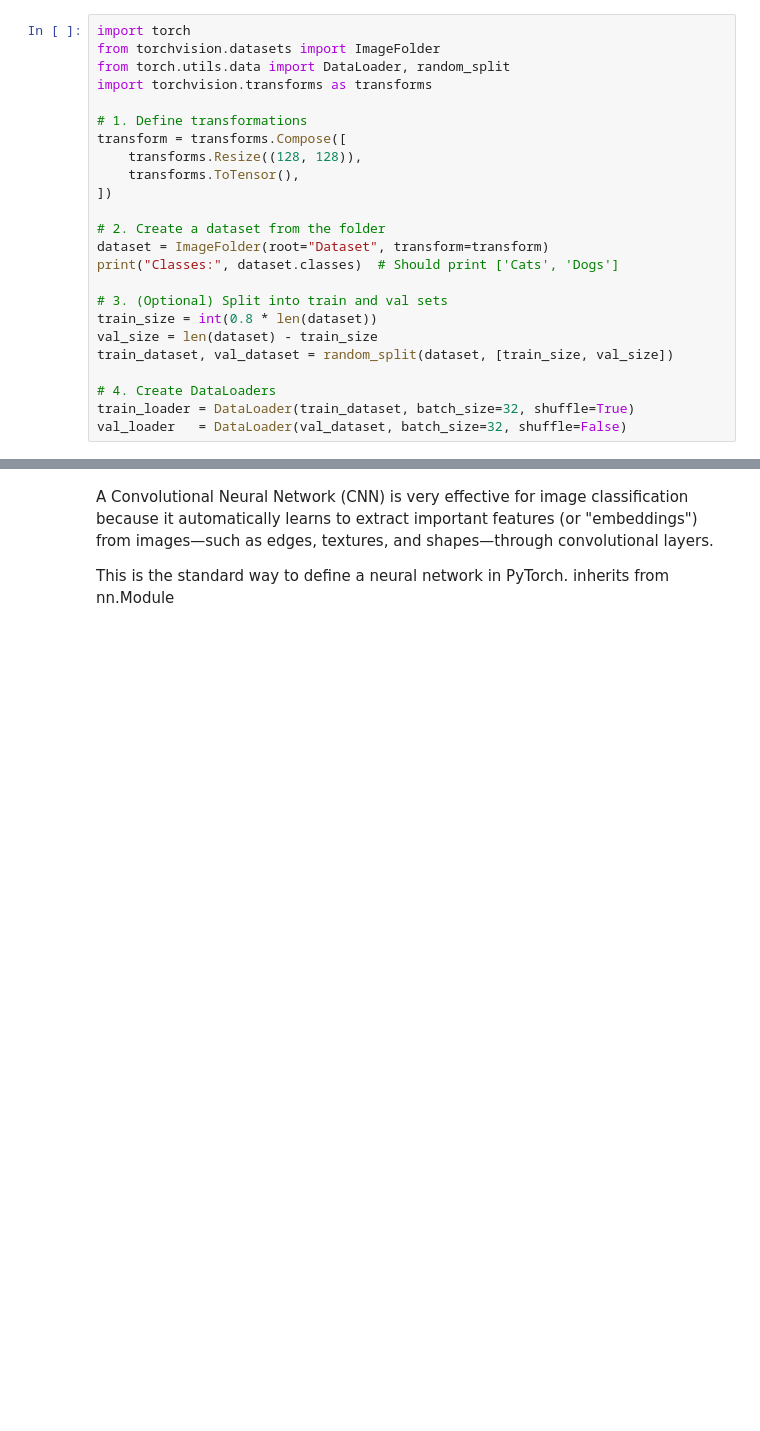
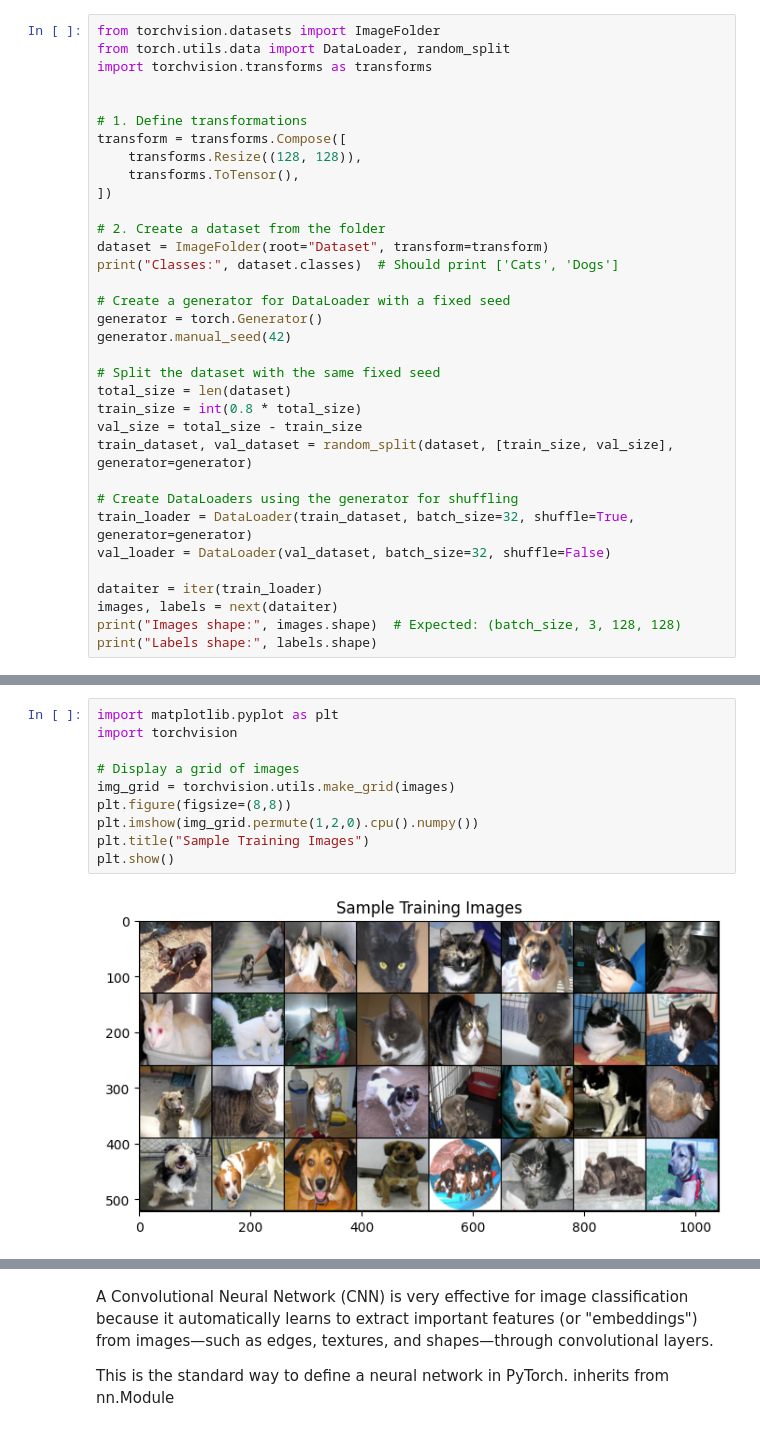
Before and after one commit to aldemirkonuk/AldemirKonuk, a Jupyter notebook: cats_vs_dogs.ipynb, the cells around one changed output, grey strips where cells are left out. Cells and saved outputs as stored; diff of their text form; blank space fills up the shorter version.

```diff
--- a/cats_vs_dogs.ipynb
+++ b/cats_vs_dogs.ipynb
@@ -1,8 +23,8 @@
 # %%
-import torch
 from torchvision.datasets import ImageFolder
 from torch.utils.data import DataLoader, random_split
 import torchvision.transforms as transforms
+
 
 # 1. Define transformations
 transform = transforms.Compose([
@@ -14,13 +36,23 @@ transform = transforms.Compose([
 dataset = ImageFolder(root="Dataset", transform=transform)
 print("Classes:", dataset.classes)  # Should print ['Cats', 'Dogs']
 
-# 3. (Optional) Split into train and val sets
-train_size = int(0.8 * len(dataset))
-val_size = len(dataset) - train_size
-train_dataset, val_dataset = random_split(dataset, [train_size, val_size])
+# Create a generator for DataLoader with a fixed seed
+generator = torch.Generator()
+generator.manual_seed(42)
 
-# 4. Create DataLoaders
-train_loader = DataLoader(train_dataset, batch_size=32, shuffle=True)
-val_loader   = DataLoader(val_dataset, batch_size=32, shuffle=False)
+# Split the dataset with the same fixed seed
+total_size = len(dataset)
+train_size = int(0.8 * total_size)
+val_size = total_size - train_size
+train_dataset, val_dataset = random_split(dataset, [train_size, val_size], generator=generator)
+
+# Create DataLoaders using the generator for shuffling
+train_loader = DataLoader(train_dataset, batch_size=32, shuffle=True, generator=generator)
+val_loader = DataLoader(val_dataset, batch_size=32, shuffle=False)
+
+dataiter = iter(train_loader)
+images, labels = next(dataiter)
+print("Images shape:", images.shape)  # Expected: (batch_size, 3, 128, 128)
+print("Labels shape:", labels.shape)
 # %% [output]
 Classes: ['Cats', 'Dogs']
@@ -39,0 +61,12 @@ val_loader   = DataLoader(val_dataset, batch_size=batch_size, shuffle=False)
+# %%
+import matplotlib.pyplot as plt
+import torchvision
+
+# Display a grid of images
+img_grid = torchvision.utils.make_grid(images)
+plt.figure(figsize=(8,8))
+plt.imshow(img_grid.permute(1,2,0).cpu().numpy())
+plt.title("Sample Training Images")
+plt.show()
+# %% [output]
+[figure, added]
```
Also changed, not shown: parts of 11 cells of this notebook, 1 other file.
